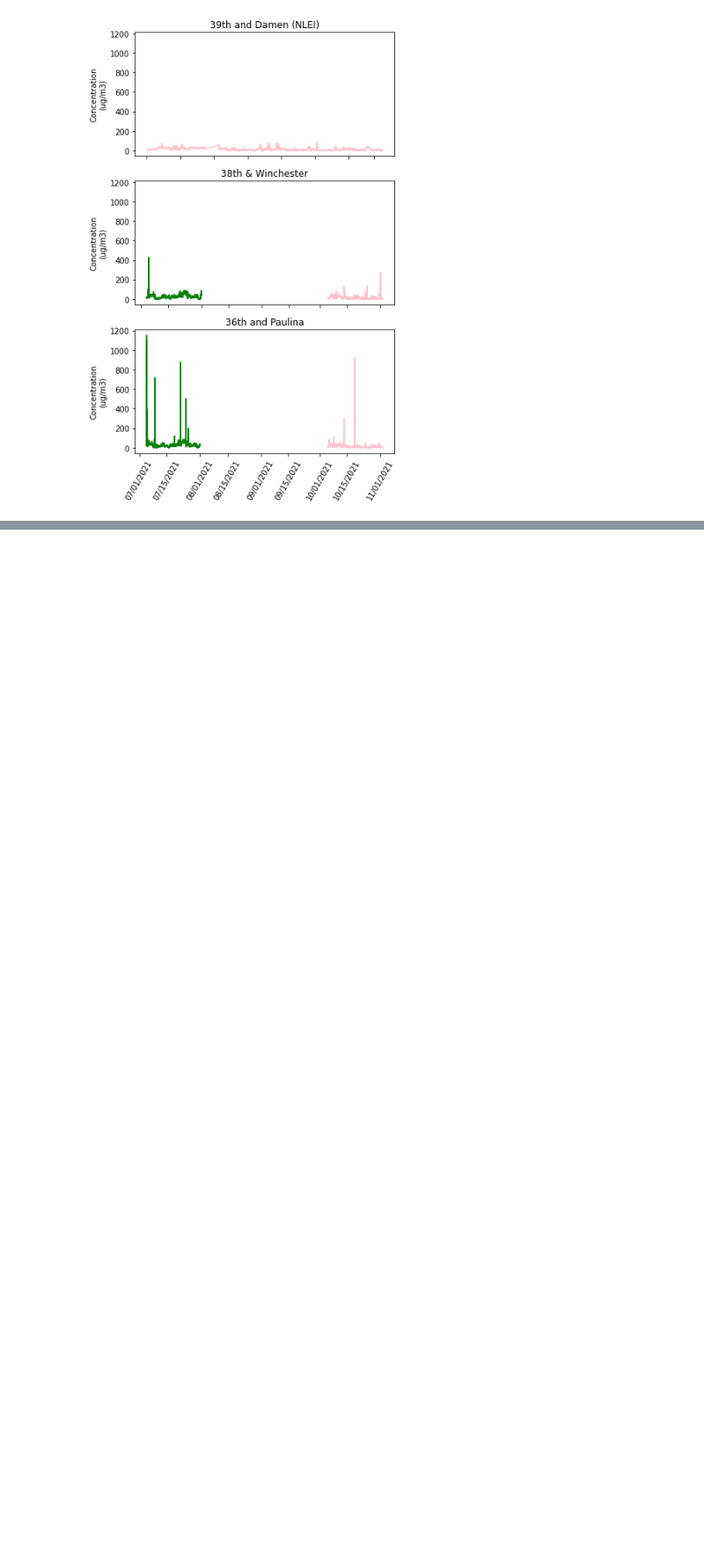
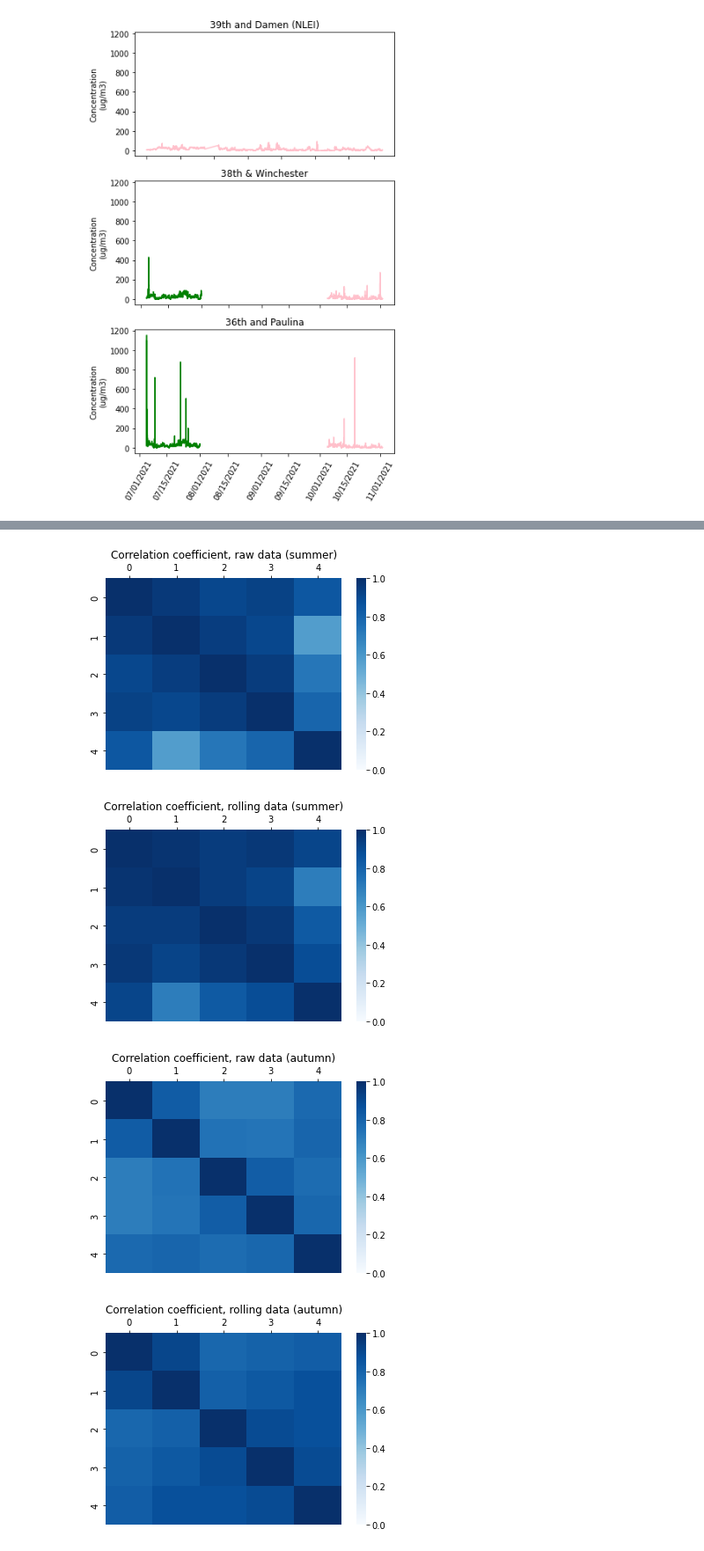
Before and after one commit to code-312/Air-Quality, a Jupyter notebook: notebooks/compare_airnow_and_purpleair.ipynb, the cells around one changed output, grey strips where cells are left out. Shown at 88% size. Drawn from its saved outputs; the diff is of its cells as text; code cells hidden in the pictures; blank space fills up the shorter version.

```diff
--- a/notebooks/compare_airnow_and_purpleair.ipynb
+++ b/notebooks/compare_airnow_and_purpleair.ipynb
@@ -14,6 +14,9 @@ import matplotlib.dates as mdates
 import seaborn as sns
 from datetime import datetime, timedelta
 from shapely.geometry import Point
+# %%
+# Flag to print additional debugging/quality checking information
+DEBUG = True
 # %%
 DEFAULT_CRS = 'EPSG:3857'
 SEASONS = ['summer', 'autumn']
@@ -365,0 +301,7 @@ AirNow sensors:
+# %%
+def plot_heatmap(matrix, title='', vmin=0, vmax=1):
+    """Plot correlation matrix or p-value matrix"""
+    plt.figure()
+    fig = sns.heatmap(matrix, cmap=sns.color_palette("Blues", as_cmap=True), vmin=0, vmax=1)
+    plt.title(title)
+    fig.xaxis.set_ticks_position("top")
@@ -365,0 +378,3 @@ AirNow sensors:
+# %%
+print(sensorCoords_an['location'])
+correlations, pvalues = sensor_correlation_matrix(df_an_pm25, sensorCoords_an)
@@ -365,0 +390,10 @@ AirNow sensors:
+# %%
+# Plot correlation coefficient matrix
+for i, season in enumerate(SEASONS):
+    for key, data in correlations.items():
+        plot_heatmap(data[i,:,:], title=f'Correlation coefficient, {key} data ({season})')
+# %% [output]
+[figure, added]
+[figure, added]
+[figure, added]
+[figure, added]
```
Also changed, not shown: parts of 32 cells of this notebook.
